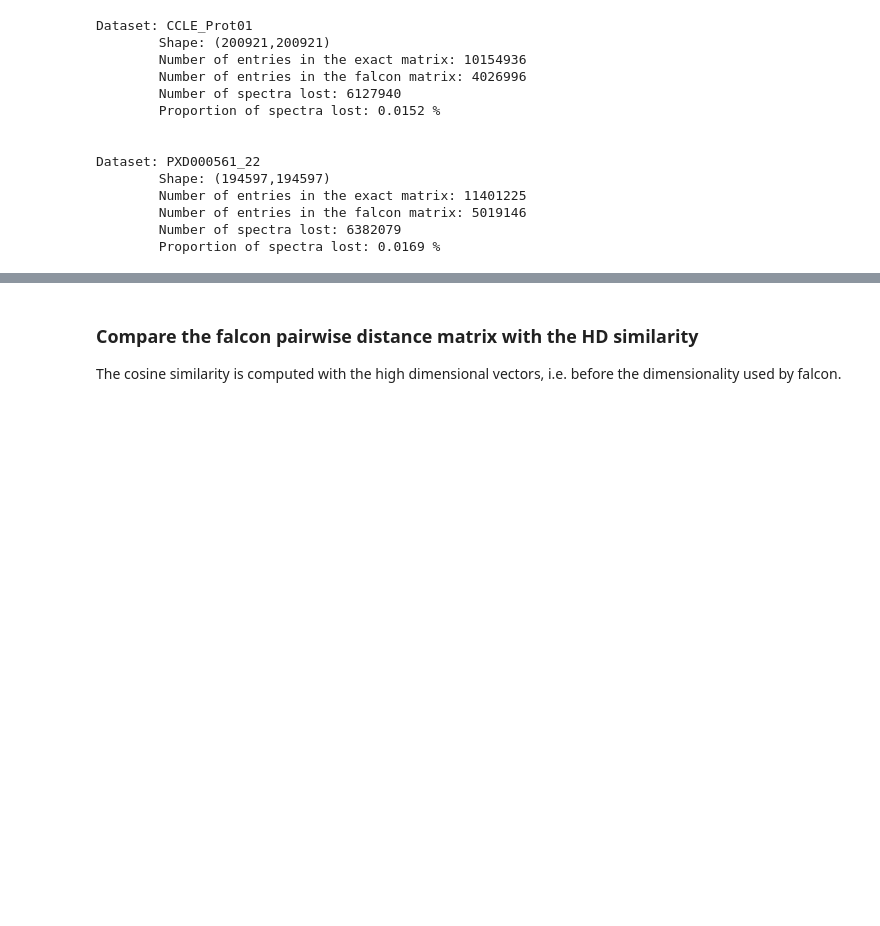
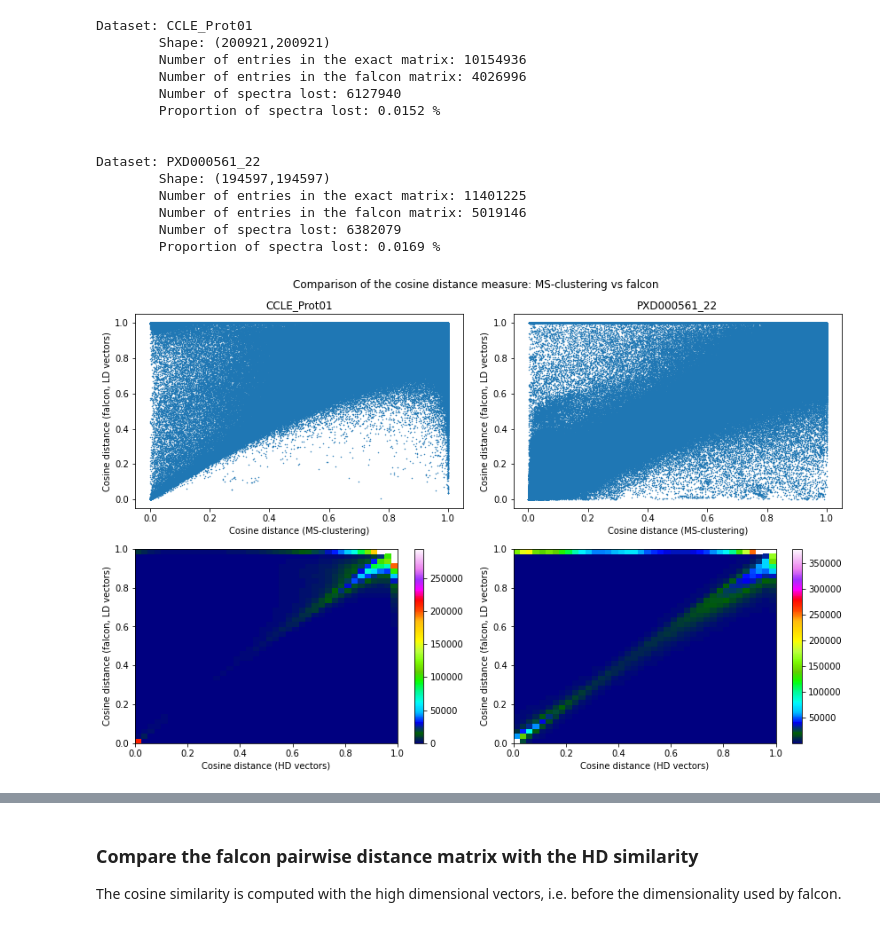
Before and after one commit to KilianMaes/falcon, a Jupyter notebook: notebooks/compareDistanceMatrices.ipynb, the cells around one changed output, grey strips where cells are left out. Cells and saved outputs as stored; diff of their text form; code cells hidden in the pictures; blank space fills up the shorter version.

```diff
--- a/notebooks/compareDistanceMatrices.ipynb
+++ b/notebooks/compareDistanceMatrices.ipynb
@@ -225,34 +230,36 @@ Dataset: PXD000561_22
 # %%
 fig, axs = plt.subplots(2, len(data), figsize=(12,8) )
 fig.suptitle("Comparison of the cosine distance measure: MS-clustering vs falcon")
 
-cmax = [4*10**6, 1.5*10**6]
+cmax = [300000, 400000]
 
 for ds_key, a in zip(list(data.keys()), range(len(data))):
     dist_mat_falcon = data[ds_key]['distance_falcon']
     dist_mat_msclustering = data[ds_key]['distance_msclustering']
 
     dists_falcon, dists_msclustering = [], []
     for i, j in tqdm(ss_generator(dist_mat_msclustering)):
         if nb_utils.ind_in_sparse(dist_mat_falcon, (i,j) ):
             dists_msclustering.append(dist_mat_msclustering[i,j])
             dists_falcon.append(dist_mat_falcon[i,j])
         else: # The falcon matrix "loses" some distances, the default distance is 1
             dists_msclustering.append(dist_mat_msclustering[i,j])
             dists_falcon.append(1)
 
     axs[0,a].scatter(dists_msclustering, dists_falcon, s=0.1)
     axs[0,a].set(title=ds_key,
            xlabel="Cosine distance (MS-clustering)",
            ylabel="Cosine distance (falcon, LD vectors)")
 
     h = axs[1,a].hist2d(dists_msclustering, dists_falcon, bins=[40, 40], cmap='gist_ncar', cmax=cmax[a])
     fig.colorbar(h[3], ax=axs[1,a])
     axs[1,a].set(xlabel="Cosine distance (HD vectors)", ylabel="Cosine distance (falcon, LD vectors)")
 
 plt.tight_layout()
 plt.savefig(os.path.join(exportPath, f'msclustering_vs_falcon_charge{charge}.png'), dpi=300)
 plt.show()
+# %% [output]
+[figure, added]
 # %%
 # TODO: add a 2D histogram
 # %%
```
Also changed, not shown: parts of 5 cells of this notebook, 27 other files.
